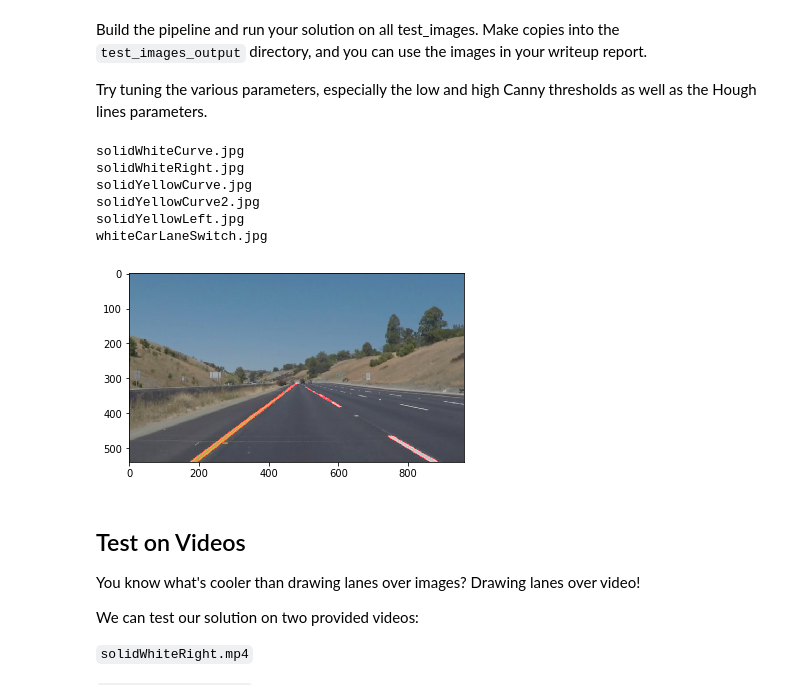
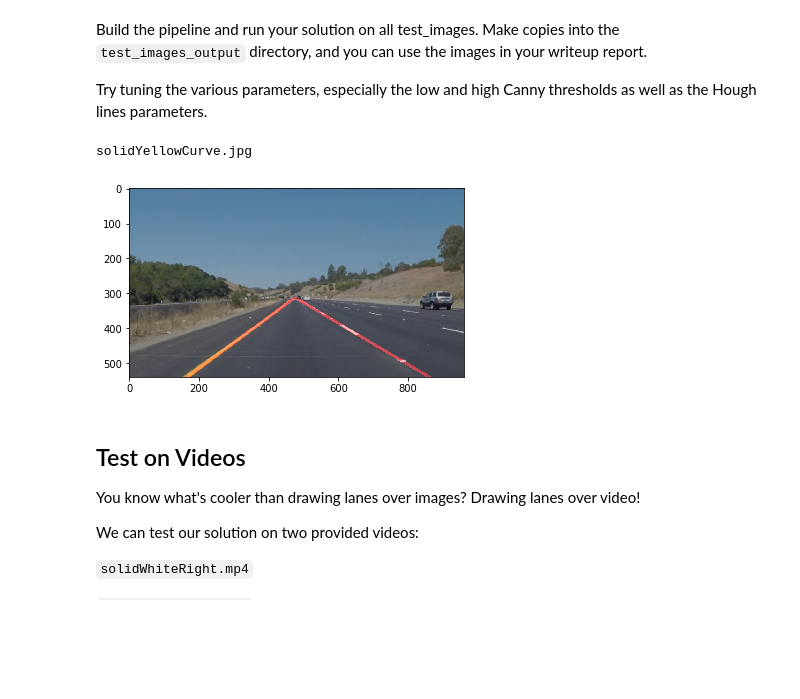
Before and after one commit to xingliuUT/CarND-LaneLines-P1, a Jupyter notebook: P1.ipynb, the cells around one changed output. Saved outputs shown, nothing was run; the diff lists cells and outputs as text; code cells hidden in the pictures; blank space fills up the shorter version.

```diff
--- a/P1.ipynb
+++ b/P1.ipynb
@@ -225,44 +265,40 @@ def pipeline(image, output_dir = "", writeJPG = False):
                         dtype=np.int32)
     masked = region_of_interest(wcanny, vertices)
     if writeJPG:
         cv2.imwrite(output_dir + "masked_" + test_file, masked)
 
     #hough transform
     rho = 1; theta = np.pi / 180; threshold = 20; min_line_len = 20; max_line_gap = 20
     hough = hough_lines(masked, rho, theta, threshold, min_line_len, max_line_gap)
     #use cv2.cvtColor() to output correct color with openCV
     if writeJPG:
         cv2.imwrite(output_dir + "hough_" + test_file, cv2.cvtColor(hough, cv2.COLOR_RGB2BGR))
 
     #add line to original graph
-    alpha = 0.8; beta = 1.
+    alpha = 0.8; beta = .5
     result = weighted_img(hough, image, alpha, beta)
     plt.imshow(result)
     if writeJPG:
         cv2.imwrite(output_dir + "result_" + test_file, cv2.cvtColor(result, cv2.COLOR_RGB2BGR))
     return result
 test_dir = "test_images/"
-#test_file = "solidWhiteCurve.jpg"
+test_file = "solidYellowCurve.jpg"
+#test_file = "solidYellowLeft.jpg"
 output_dir = "test_images_output/"
 if not os.path.exists(output_dir):
     os.mkdir(output_dir)
-#if 1 == 1:
-for test_file in os.listdir(test_dir):
+if 1 == 1:
+#for test_file in os.listdir(test_dir):
     #print file name
     print(test_file)
 
     #reading in an image
     image = mpimg.imread(test_dir + test_file)
 
-    result = pipeline(image, output_dir, True)
+    result = pipeline(image, output_dir, False)
 # %% [output]
-solidWhiteCurve.jpg
-solidWhiteRight.jpg
 solidYellowCurve.jpg
-solidYellowCurve2.jpg
-solidYellowLeft.jpg
-whiteCarLaneSwitch.jpg
-[figure, old version]
+[figure, new version]
 # %% [markdown]
 ## Test on Videos
 
```
Also changed, not shown: parts of 2 cells of this notebook.
